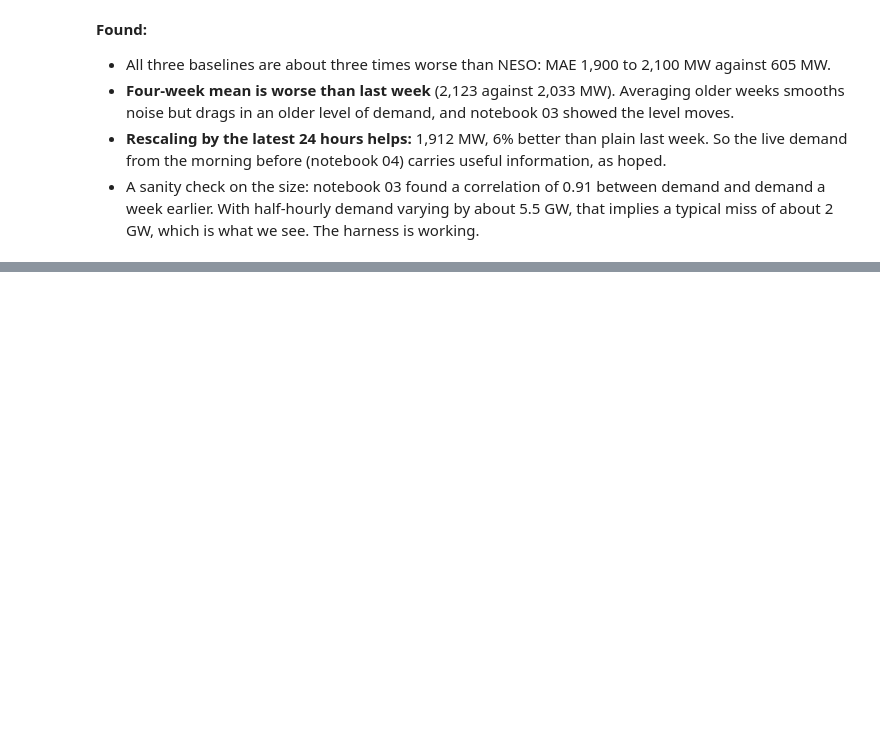
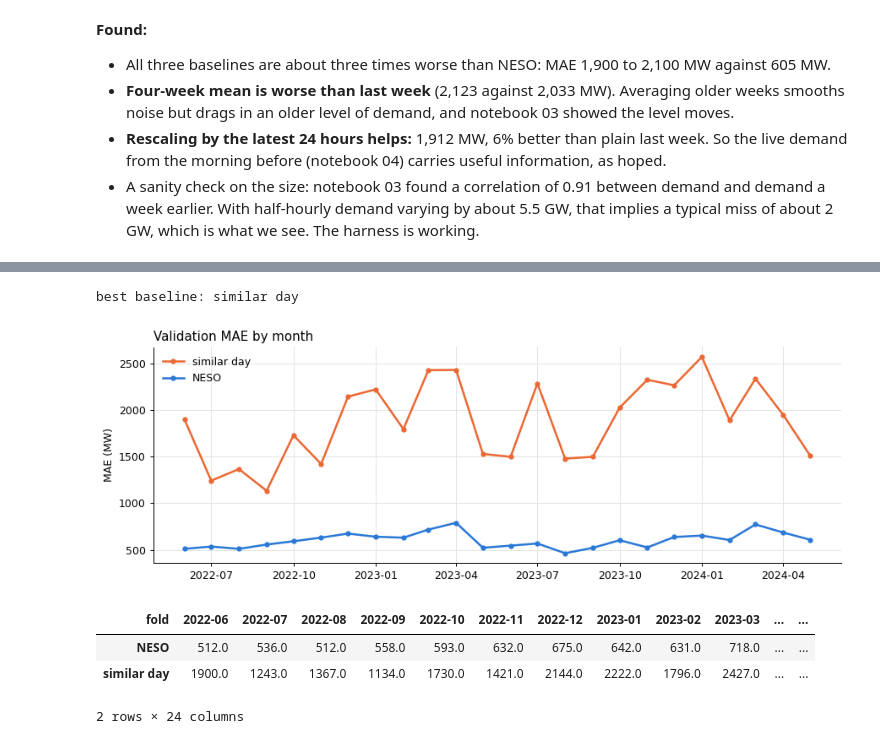
Before and after one commit to ansingh16/gb-demand-forecast, a Jupyter notebook: notebooks/05_baselines.ipynb, the cells around one changed output, grey strips where cells are left out. Drawn from its saved outputs; the diff is of its cells as text; code cells hidden in the pictures; blank space fills up the shorter version.

Commit message:
similar-day baseline, where baselines lose to neso

```diff
--- a/notebooks/05_baselines.ipynb
+++ b/notebooks/05_baselines.ipynb
@@ -233,0 +249,23 @@ pd.DataFrame({name: scores(r["forecast"], r["Demand_Outturn"]) for name, r in re
+# %%
+holiday_set = set(bank_holidays)
+
+
+def reference_days_back(target_date):
+    target = pd.Timestamp(target_date)
+    if target in holiday_set:
+        back = 2
+        while (target - pd.Timedelta(days=back)).dayofweek != 6:
+            back += 1
+        return back
+    return 14 if (target - pd.Timedelta(days=7)) in holiday_set else 7
+
+
+def similar_day(fold, rows):
+    back = rows["Date"].map({d: reference_days_back(d) for d in rows["Date"].unique()}).to_numpy()
+    ratios = rows["Date"].map({d: level_ratio(d) for d in rows["Date"].unique()}).to_numpy()
+    return demand_days_before(rows, back) * ratios
+
+
+results["similar day"] = run_folds(similar_day)
+table = pd.DataFrame({name: scores(r["forecast"], r["Demand_Outturn"]) for name, r in results.items()}).T
+table.round(1)
@@ -233,0 +291,26 @@ pd.DataFrame({name: scores(r["forecast"], r["Demand_Outturn"]) for name, r in re
+# %%
+best = table.drop(index="NESO")["MAE"].idxmin()
+print("best baseline:", best)
+
+monthly = pd.DataFrame({
+    name: results[name].groupby("fold").apply(lambda g: (g["forecast"] - g["Demand_Outturn"]).abs().mean(),
+                                              include_groups=False)
+    for name in ["NESO", best]
+})
+
+fig, ax = plt.subplots(figsize=(10, 3.6))
+for name, color in [(best, ORANGE), ("NESO", BLUE)]:
+    ax.plot(pd.to_datetime(monthly.index), monthly[name], color=color, label=name, marker="o", markersize=4)
+ax.set_ylabel("MAE (MW)")
+ax.set_title("Validation MAE by month", loc="left")
+ax.legend(frameon=False)
+fig.tight_layout()
+plt.show()
+monthly.round(0).T
+# %% [output]
+best baseline: similar day
+[figure, added]
+| fold | 2022-06 | 2022-07 | 2022-08 | 2022-09 | 2022-10 | 2022-11 | 2022-12 | 2023-01 | 2023-02 | 2023-03 | ... | ... |
+| NESO | 512.0 | 536.0 | 512.0 | 558.0 | 593.0 | 632.0 | 675.0 | 642.0 | 631.0 | 718.0 | ... | ... |
+| similar day | 1900.0 | 1243.0 | 1367.0 | 1134.0 | 1730.0 | 1421.0 | 2144.0 | 2222.0 | 1796.0 | 2427.0 | ... | ... |
+2 rows × 24 columns
```
Also changed, not shown: parts of 12 cells of this notebook.
